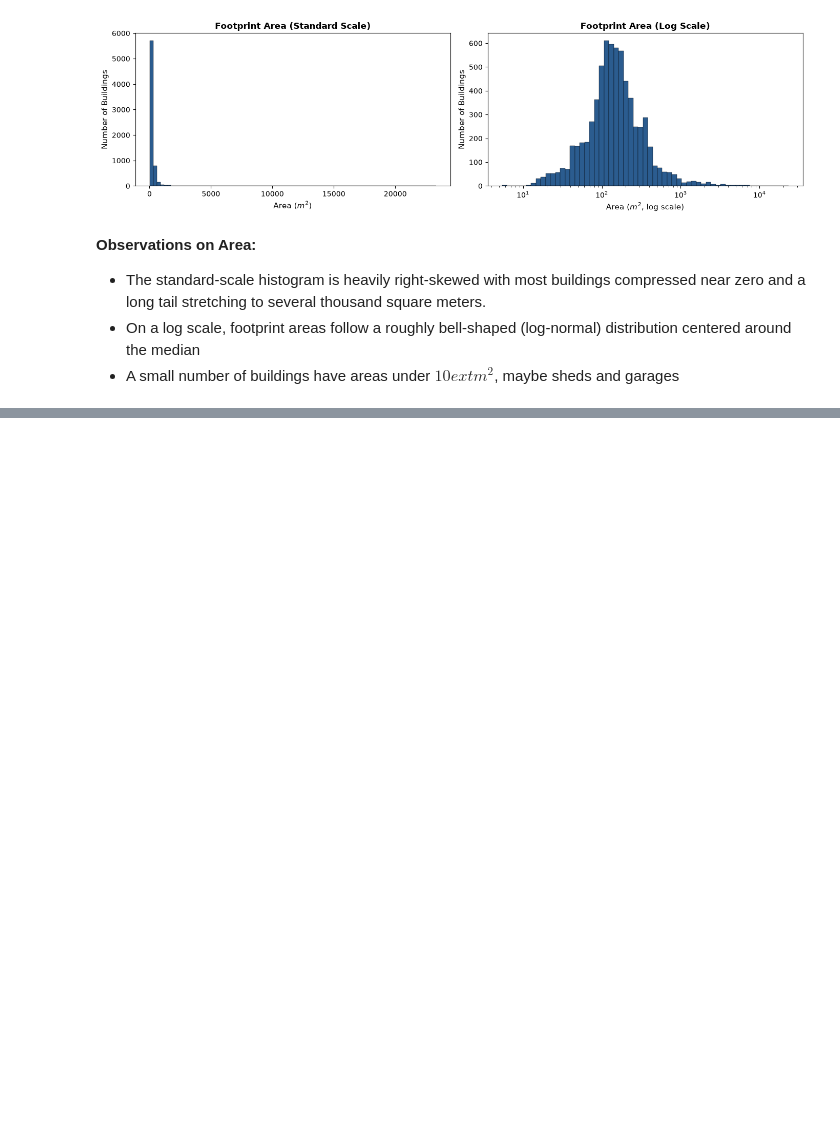
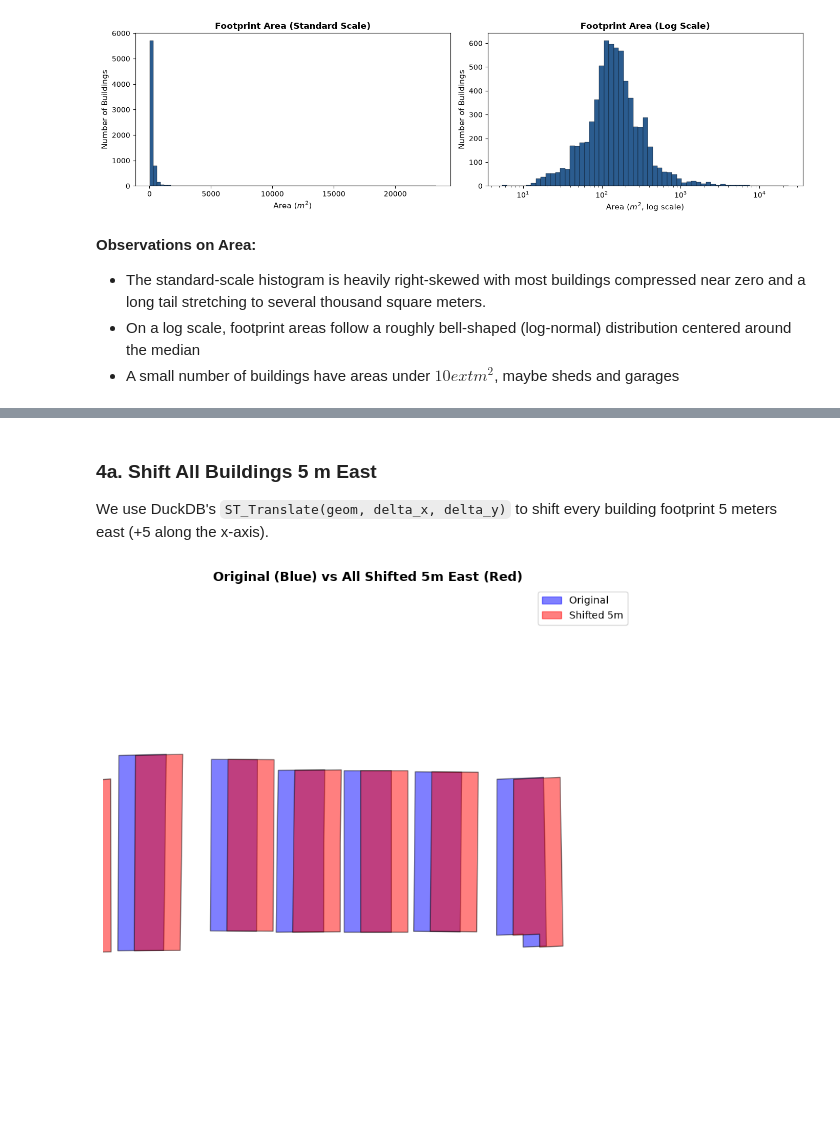
Before and after one commit to aarshiagupta/property-footprint-intelligence, a Jupyter notebook: notebooks/footprint_analysis/92105_city_heights.ipynb, the cells around one changed output, grey strips where cells are left out. Cells and saved outputs as stored; diff of their text form; code cells hidden in the pictures; blank space fills up the shorter version.

Commit message:
92105: switch section 4 manipulations to DuckDB

```diff
--- a/notebooks/footprint_analysis/92105_city_heights.ipynb
+++ b/notebooks/footprint_analysis/92105_city_heights.ipynb
@@ -485,0 +192,46 @@ plt.show()
+# %%
+import geopandas as gpd
+import matplotlib.patches as mpatches
+
+# Helper function to convert any DuckDB table or query to a GeoDataFrame for plotting
+def to_gdf(table_or_sql):
+    df = con.sql(f"SELECT * EXCLUDE (geom), ST_AsWKB(geom) AS wkb FROM {table_or_sql}").df()
+    geom = gpd.GeoSeries.from_wkb(df.pop("wkb").apply(bytes), crs=gdf_utm.crs)
+    return gpd.GeoDataFrame(df, geometry=geom)
+
+# Pick a central building and define an ~80m zoom radius to view neighbor footprints clearly
+center = gdf_utm.geometry.iloc[100].centroid
+cx, cy = center.x, center.y
+r = 80  # meters half-width
+# %% [markdown]
+### 4a. Shift All Buildings 5 m East
+We use DuckDB's `ST_Translate(geom, delta_x, delta_y)` to shift every building footprint 5 meters east (+5 along the x-axis).
+# %%
+# 1. Shift all buildings 5m east using DuckDB
+con.sql("""
+    CREATE OR REPLACE TABLE shifted_all AS
+    SELECT id, ST_Translate(geom, 5, 0) AS geom
+    FROM buildings
+""")
+
+# 2. Pull into GeoDataFrame and plot within our zoom window
+orig_sample = gdf_utm.cx[cx - r : cx + r, cy - r : cy + r]
+shift_sample = to_gdf("shifted_all").cx[cx - r : cx + r, cy - r : cy + r]
+
+fig, ax = plt.subplots(figsize=(8, 8))
+orig_sample.plot(ax=ax, color="blue", alpha=0.5, edgecolor="black")
+shift_sample.plot(ax=ax, color="red", alpha=0.5, edgecolor="black")
+
+ax.set_xlim(cx - r, cx + r)
+ax.set_ylim(cy - r, cy + r)
+
+blue_patch = mpatches.Patch(color="blue", alpha=0.5, label="Original")
+red_patch = mpatches.Patch(color="red", alpha=0.5, label="Shifted 5m")
+ax.legend(handles=[blue_patch, red_patch], loc="upper right")
+
+ax.set_title("Original (Blue) vs All Shifted 5m East (Red)", fontsize=13, fontweight="bold")
+ax.set_axis_off()
+plt.tight_layout()
+plt.show()
+# %% [output]
+[figure, added]
```
Also changed, not shown: parts of 51 cells of this notebook.
